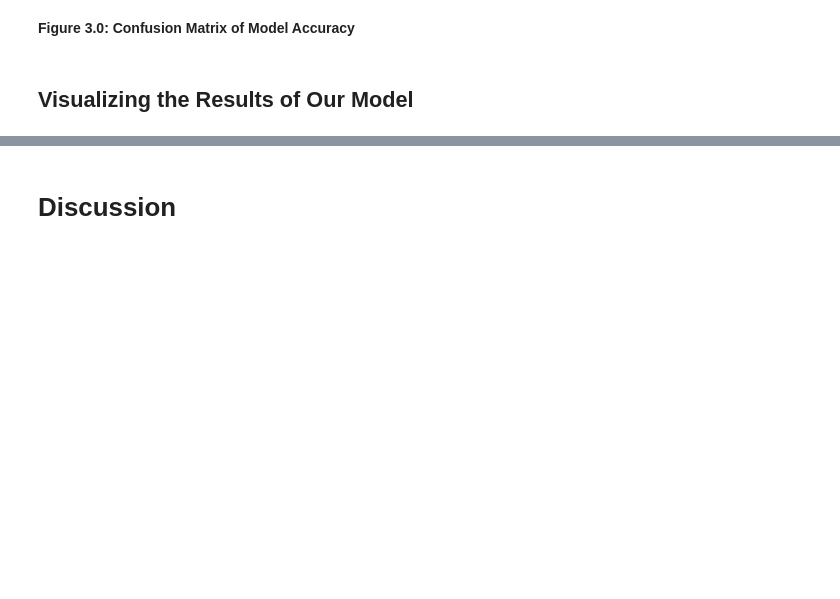
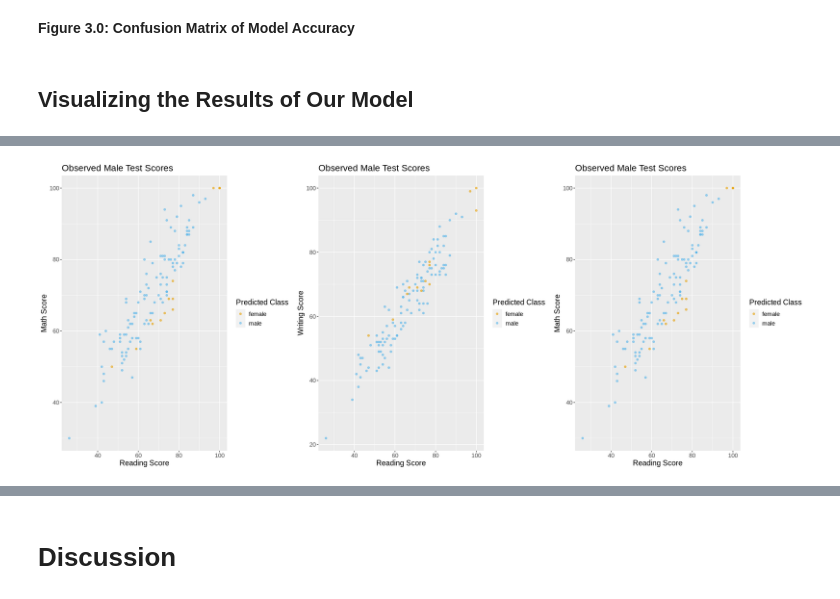
Before and after one commit to YCL69/DSCI-Group-Project, a Jupyter notebook: Project.ipynb, the cells around one changed output, grey strips where cells are left out. Cells and saved outputs as stored; diff of their text form; code cells hidden in the pictures; blank space fills up the shorter version.

```diff
--- a/Project.ipynb
+++ b/Project.ipynb
@@ -390,0 +452,33 @@ Prediction female male
+# %%
+options(repr.plot.width = 20, repr.plot.height = 8)
+
+male_scores <- predict_final %>%
+                filter(gender == "male")
+
+overlayed_reading_math <- male_scores %>%
+              ggplot(aes(x= math_score, y = writing_score, colour = .pred_class)) +
+              geom_point(alpha = 0.6) +
+              labs(x = "Math Score", y = "Writing Score", colour = "Predicted Class") +
+              theme(text = element_text(size = 14)) +
+              scale_color_manual(values = cbPalette) +
+              ggtitle("Observed Male Test Scores")
+
+overlayed_writing_reading <- male_scores %>%
+              ggplot(aes(x= reading_score, y = writing_score, colour = .pred_class)) +
+              geom_point(alpha = 0.6) +
+              labs(x = "Reading Score", y = "Writing Score", colour = "Predicted Class") +
+              theme(text = element_text(size = 14)) +
+              scale_color_manual(values = cbPalette) +
+              ggtitle("Observed Male Test Scores")
+
+overlayed_reading_math <- male_scores %>%
+              ggplot(aes(x= reading_score, y = math_score, colour = .pred_class)) +
+              geom_point(alpha = 0.6) +
+              labs(x = "Reading Score", y = "Math Score", colour = "Predicted Class") +
+              theme(text = element_text(size = 14)) +
+              scale_color_manual(values = cbPalette) +
+              ggtitle("Observed Male Test Scores")
+
+grid.arrange(overlayed_reading_math, overlayed_writing_reading, overlayed_reading_math, ncol=3)
+# %% [output]
+[figure, added]
```
Also changed, not shown: parts of 8 cells of this notebook.
